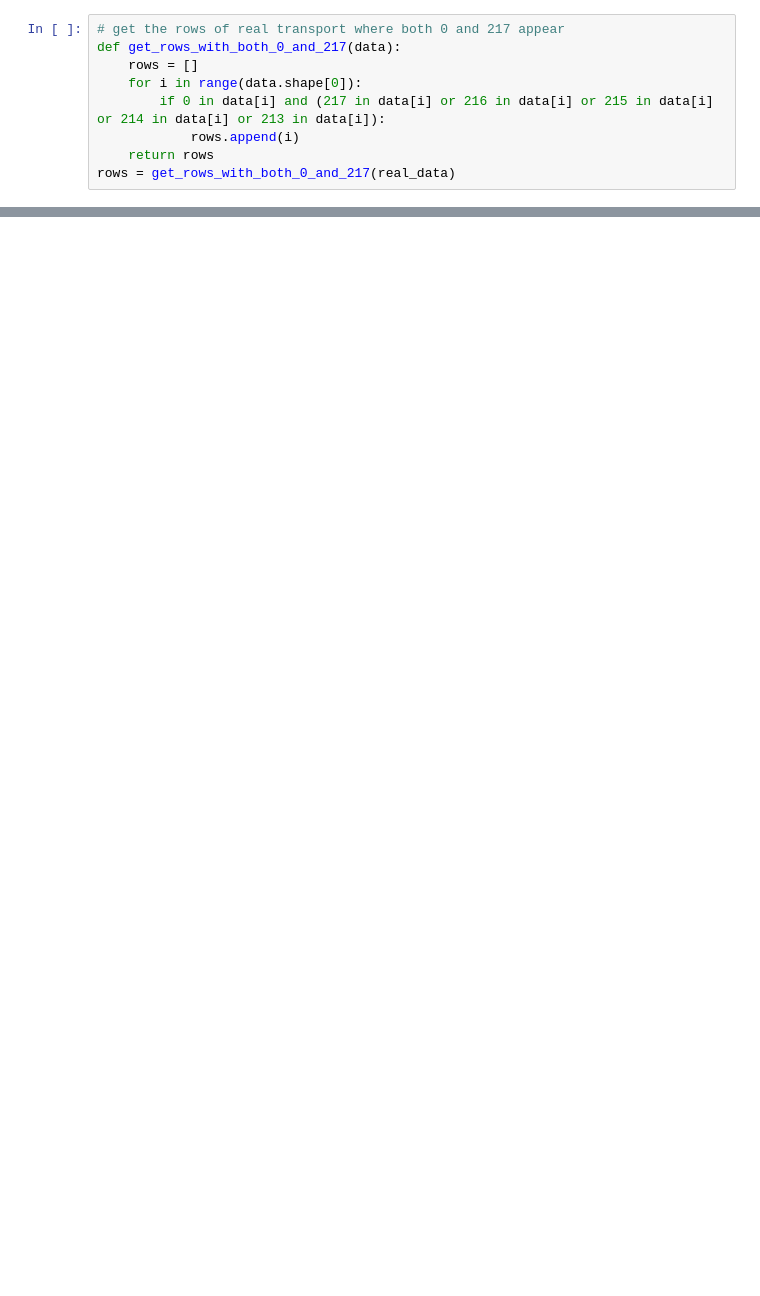
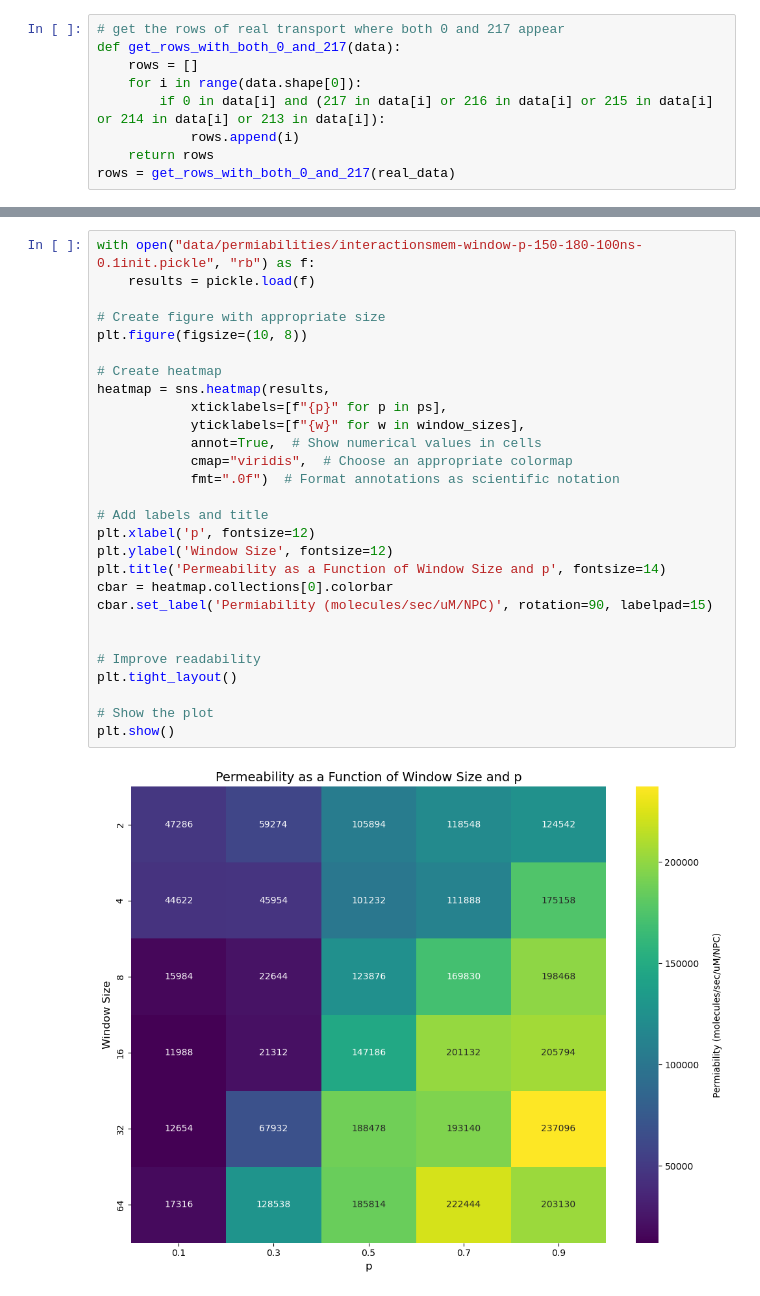
Before and after one commit to ravehlab/iMSM, a Jupyter notebook: 007_EXP_model_validation.ipynb, the cells around one changed output, grey strips where cells are left out. Cells and saved outputs as stored; diff of their text form; blank space fills up the shorter version.

```diff
--- a/007_EXP_model_validation.ipynb
+++ b/007_EXP_model_validation.ipynb
@@ -355,0 +303,30 @@ rows = get_rows_with_both_0_and_217(real_data)
+# %%
+with open("data/permiabilities/interactionsmem-window-p-150-180-100ns-0.1init.pickle", "rb") as f:
+    results = pickle.load(f)
+
+# Create figure with appropriate size
+plt.figure(figsize=(10, 8))
+
+# Create heatmap
+heatmap = sns.heatmap(results,
+            xticklabels=[f"{p}" for p in ps],
+            yticklabels=[f"{w}" for w in window_sizes],
+            annot=True,  # Show numerical values in cells
+            cmap="viridis",  # Choose an appropriate colormap
+            fmt=".0f")  # Format annotations as scientific notation
+
+# Add labels and title
+plt.xlabel('p', fontsize=12)
+plt.ylabel('Window Size', fontsize=12)
+plt.title('Permeability as a Function of Window Size and p', fontsize=14)
+cbar = heatmap.collections[0].colorbar
+cbar.set_label('Permiability (molecules/sec/uM/NPC)', rotation=90, labelpad=15)
+
+
+# Improve readability
+plt.tight_layout()
+
+# Show the plot
+plt.show()
+# %% [output]
+[figure, added]
```
Also changed, not shown: parts of 15 cells of this notebook, 11 other files.
